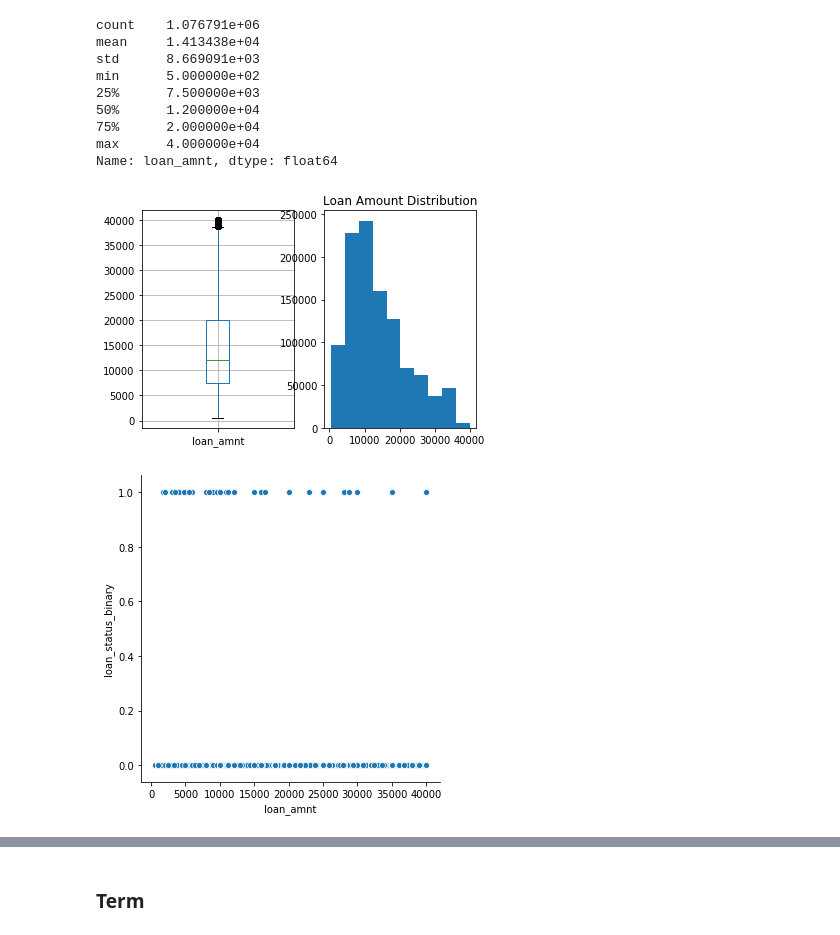
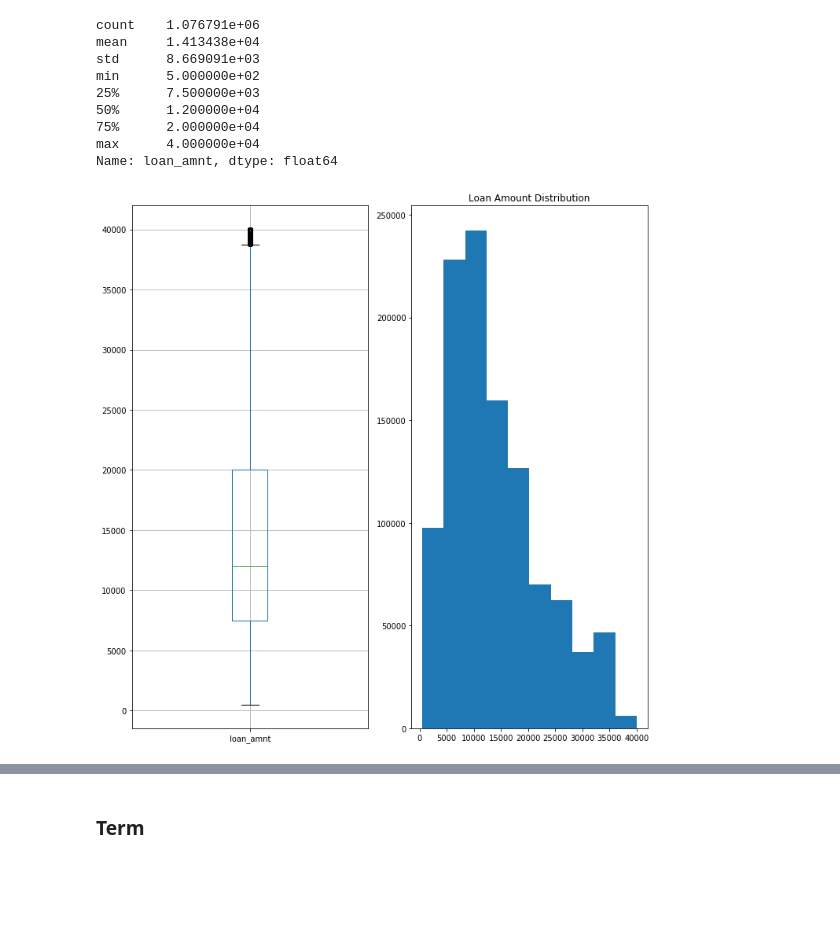
Before and after one commit to jel476/Loan-Capstone, a Jupyter notebook: Code.ipynb, the cells around one changed output, grey strips where cells are left out. Cells and saved outputs as stored; diff of their text form; code cells hidden in the pictures; blank space fills up the shorter version.

```diff
--- a/Code.ipynb
+++ b/Code.ipynb
@@ -121,17 +122,13 @@ Name: loan_amnt, dtype: float64
 # %%
 plt.subplot(1, 2, 1)
 loan.boxplot(column='loan_amnt')
 
 plt.subplot(1, 2, 2)
 plt.hist(loan['loan_amnt'])
 plt.title('Loan Amount Distribution')
 
-
-sns.relplot(x="loan_amnt", y="loan_status_binary", data=loan)
-
-
+plt.rcParams['figure.figsize'] = (10,10)
 plt.tight_layout()
 plt.show()
 # %% [output]
-[figure, old version]
+[figure, new version]
-[figure, removed]
```
Also changed, not shown: parts of 29 cells of this notebook.
